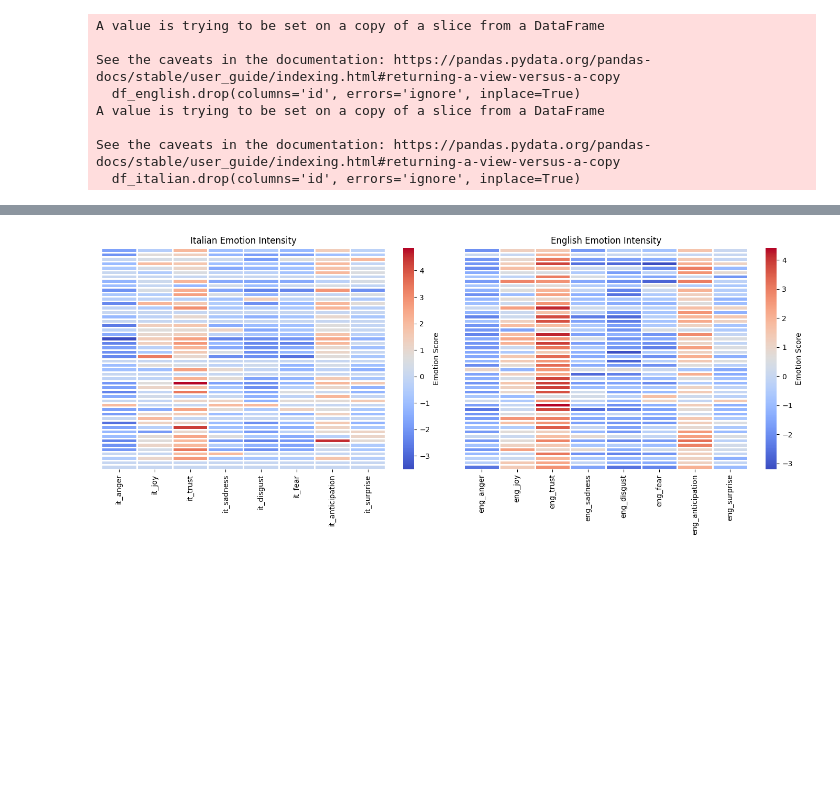
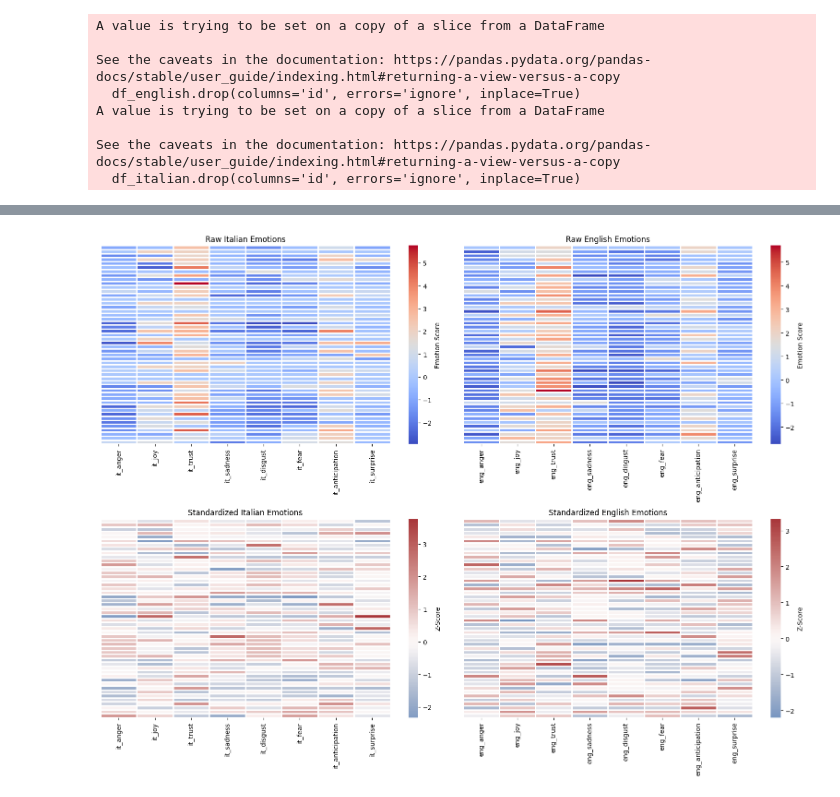
Before and after one commit to tercasaskova311/Comparing-Emotional-Scores-of-Mistral-LLM-Responses-via-EmoAtlas, a Jupyter notebook: Comparative_analysis_emotion_scores.ipynb, the cells around one changed output, grey strips where cells are left out. Drawn from its saved outputs; the diff is of its cells as text; code cells hidden in the pictures; blank space fills up the shorter version.

```diff
--- a/Comparative_analysis_emotion_scores.ipynb
+++ b/Comparative_analysis_emotion_scores.ipynb
@@ -133,20 +170,36 @@ plt.show()
-# %%
-# Limit the number of samples (e.g., select a random 50 rows for visualization)
-df_english_sampled = df_english.sample(n=50, random_state=42)  # Randomly sample 50 rows
-df_italian_sampled = df_italian.sample(n=50, random_state=42)  # Randomly sample 50 rows
-
-# Create two subplots for Italian and English emotions
-fig, (ax1, ax2) = plt.subplots(1, 2, figsize=(14, 6))
-
-# Plot for Italian emotions
-sns.heatmap(df_italian_sampled, ax=ax1, cmap='coolwarm', annot=False, fmt=".2f", linewidths=1, cbar_kws={'label': 'Emotion Score'}, yticklabels= False)
-ax1.set_title("Italian Emotion Intensity")
-
-# Plot for English emotions
-sns.heatmap(df_english_sampled, ax=ax2, cmap='coolwarm', annot=False, fmt=".2f", linewidths=1, cbar_kws={'label': 'Emotion Score'}, yticklabels= False)
-ax2.set_title("English Emotion Intensity")
-
-plt.tight_layout()
-plt.show()
-# %% [output]
-[figure, removed]
+# %%
+#two heatmaps
+#1. raw values => shows actual emotion intensity
+#exloring actual values from EmoAtlas
+
+#2. standartize values => shows relative intensity patterns
+#comparing patterns
+#compare which emotions are stronger/weaker per row
+
+
+scaler = StandardScaler()
+
+df_italian_scaled = pd.DataFrame(scaler.fit_transform(df_italian_sampled), columns=df_italian_sampled.columns)
+df_english_scaled = pd.DataFrame(scaler.fit_transform(df_english_sampled), columns=df_english_sampled.columns)
+
+# Plot raw and standardized heatmaps side by side
+fig, axs = plt.subplots(2, 2, figsize=(16, 12))
+
+# Row 1: Raw values
+sns.heatmap(df_italian_sampled, ax=axs[0, 0], cmap='coolwarm', linewidths=1, cbar_kws={'label': 'Emotion Score'}, yticklabels=False)
+axs[0, 0].set_title("Raw Italian Emotions")
+
+sns.heatmap(df_english_sampled, ax=axs[0, 1], cmap='coolwarm', linewidths=1, cbar_kws={'label': 'Emotion Score'}, yticklabels=False)
+axs[0, 1].set_title("Raw English Emotions")
+
+# Row 2: Standardized
+sns.heatmap(df_italian_scaled, ax=axs[1, 0], cmap='vlag', center=0, linewidths=1, cbar_kws={'label': 'Z-Score'}, yticklabels=False)
+axs[1, 0].set_title("Standardized Italian Emotions")
+
+sns.heatmap(df_english_scaled, ax=axs[1, 1], cmap='vlag', center=0, linewidths=1, cbar_kws={'label': 'Z-Score'}, yticklabels=False)
+axs[1, 1].set_title("Standardized English Emotions")
+
+plt.tight_layout()
+plt.show()
+# %% [output]
+[figure, added]
```
Also changed, not shown: parts of 17 cells of this notebook, 2 other files.
